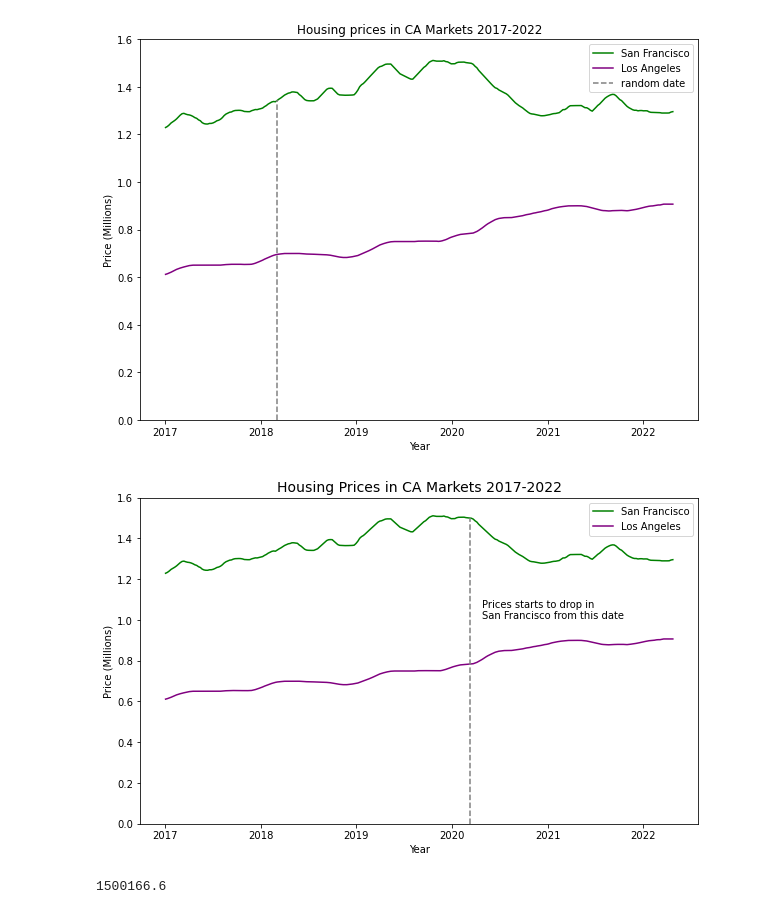
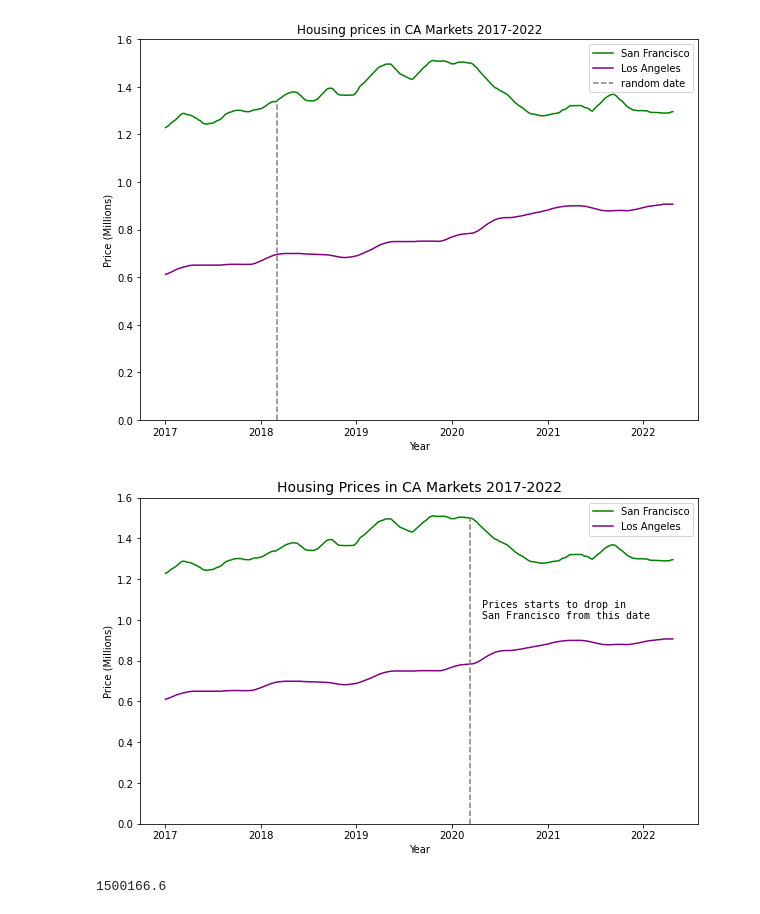
Before and after one commit to naruhikohama/dataviz-python, a Jupyter notebook: matplotlib_fundamentals.ipynb, the cells around one changed output. Drawn from its saved outputs; the diff is of its cells as text; code cells hidden in the pictures.

```diff
--- a/matplotlib_fundamentals.ipynb
+++ b/matplotlib_fundamentals.ipynb
@@ -320,33 +320,33 @@ plt.show()
 # %%
 fig, ax = plt.subplots(figsize = (10, 6))
 
 ax.plot(ca_housing_markets.index,
         ca_housing_markets['San Francisco'] / 1_000_000,
         label = 'San Francisco',
         color = 'green')
 
 ax.plot(ca_housing_markets.index,
         ca_housing_markets['Los Angeles'] / 1_000_000,
         label = 'Los Angeles',
         color = 'purple')
 
 ax.set_xlabel('Year')
 ax.set_ylabel('Price (Millions)')
 
 ax.set_ylim(0, 1.6)
 ax.legend()
 
 max_y = ca_housing_markets[ca_housing_markets.index == datetime.datetime(2020, 3, 9)].values.max() / 1_000_000
 
 ax.axvline(datetime.datetime(2020, 3, 9), ymin = 0, ymax = max_y / 1.6, color = 'grey', ls = 'dashed')
 
-fig.text(0.6, 0.6, "Prices starts to drop in\nSan Francisco from this date")
+fig.text(0.6, 0.6, "Prices starts to drop in\nSan Francisco from this date", fontname = 'monospace')
 
 ax.set_title("Housing Prices in CA Markets 2017-2022", fontsize = 14)
 
 plt.show()
 # %% [output]
-[figure, old version]
+[figure, new version]
 # %%
 ca_housing_markets[ca_housing_markets.index == datetime.datetime(2020, 3, 9)].values.max()
 # %% [output]
```
Also changed, not shown: parts of 7 cells of this notebook.
